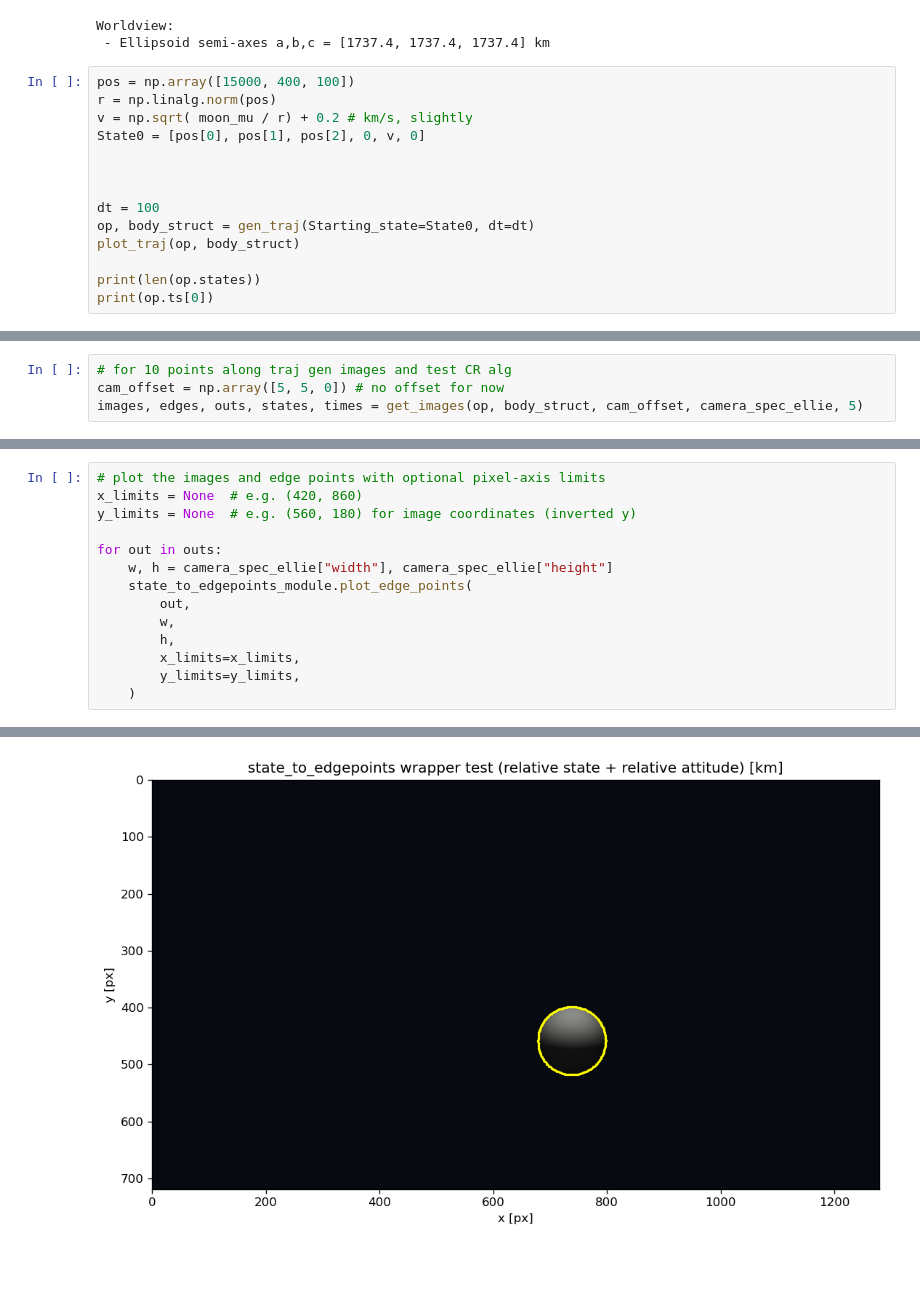
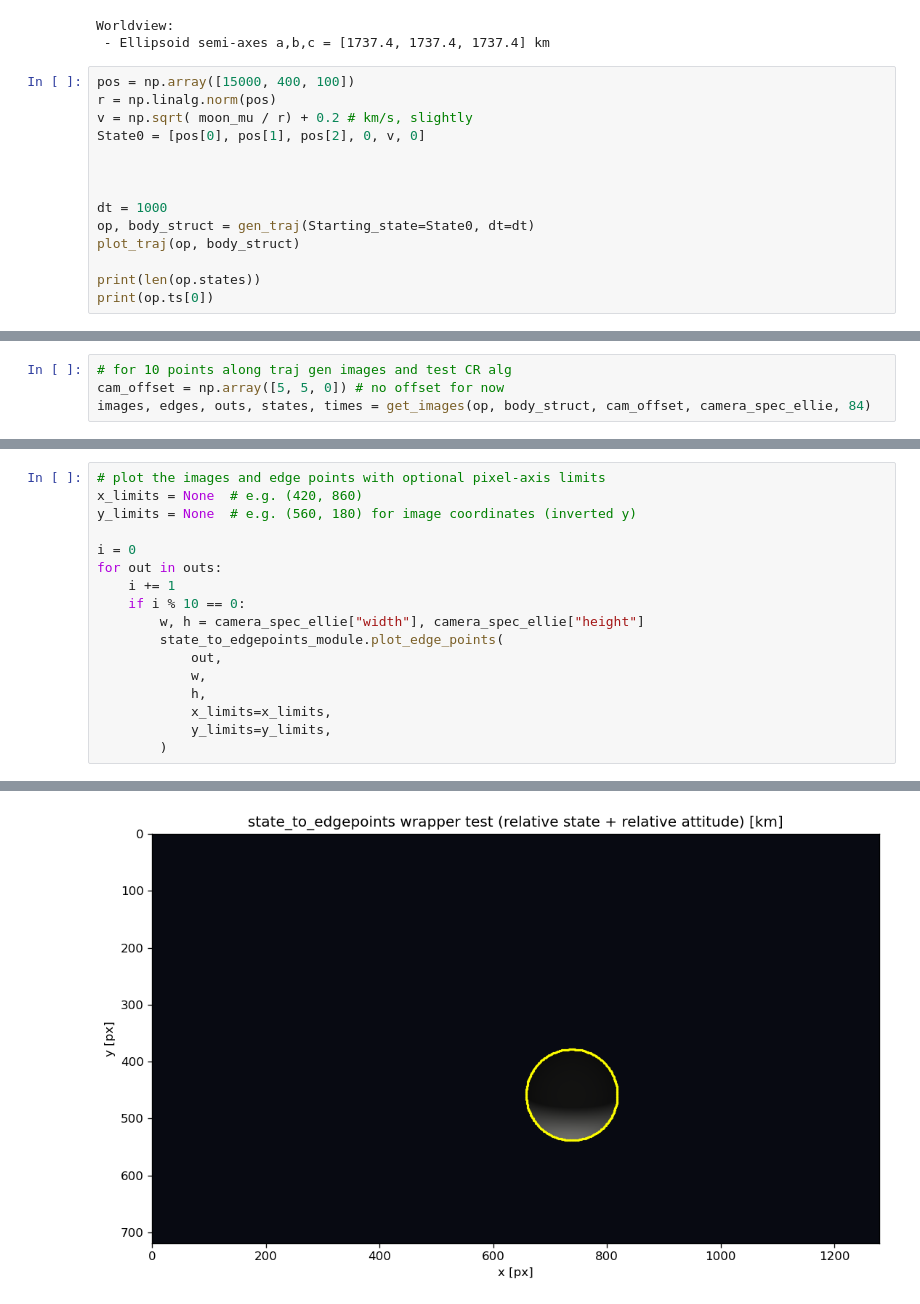
Before and after one commit to colin-skinner/horizon-op-nav, a Jupyter notebook: Measurments/InterfaceTester2.ipynb, the cells around one changed output, grey strips where cells are left out. Drawn from its saved outputs; the diff is of its cells as text; blank space fills up the shorter version.

```diff
--- a/Measurments/InterfaceTester2.ipynb
+++ b/Measurments/InterfaceTester2.ipynb
@@ -86,7 +83,7 @@ State0 = [pos[0], pos[1], pos[2], 0, v, 0]
 
 
 
-dt = 100
+dt = 1000
 op, body_struct = gen_traj(Starting_state=State0, dt=dt)
 plot_traj(op, body_struct)
 
@@ -100,6 +97,6 @@ Orbital period (T): 164927.14738070985s
 # %%
 # for 10 points along traj gen images and test CR alg
 cam_offset = np.array([5, 5, 0]) # no offset for now
-images, edges, outs, states, times = get_images(op, body_struct, cam_offset, camera_spec_ellie, 5)
+images, edges, outs, states, times = get_images(op, body_struct, cam_offset, camera_spec_ellie, 84)
 # %% [output]
 State at t=0.0s: [1.500e+04 4.000e+02 1.000e+02 0.000e+00 7.716e-01 0.000e+00]
@@ -112,15 +121,18 @@ State at t=82400.0s: [-1.340e+04  3.696e+04 -8.935e+01 -3.870e-01  2.036e-01 -2.
 x_limits = None  # e.g. (420, 860)
 y_limits = None  # e.g. (560, 180) for image coordinates (inverted y)
 
+i = 0
 for out in outs:
-    w, h = camera_spec_ellie["width"], camera_spec_ellie["height"]
-    state_to_edgepoints_module.plot_edge_points(
-        out,
-        w,
-        h,
-        x_limits=x_limits,
-        y_limits=y_limits,
-    )
+    i += 1
+    if i % 10 == 0:
+        w, h = camera_spec_ellie["width"], camera_spec_ellie["height"]
+        state_to_edgepoints_module.plot_edge_points(
+            out,
+            w,
+            h,
+            x_limits=x_limits,
+            y_limits=y_limits,
+        )
 # %% [output]
 [figure]
 [figure]
@@ -128 +140 @@ for out in outs:
-[figure, old version]
+[figure, new version]
```
Also changed, not shown: parts of 8 cells of this notebook, 2 other files.
